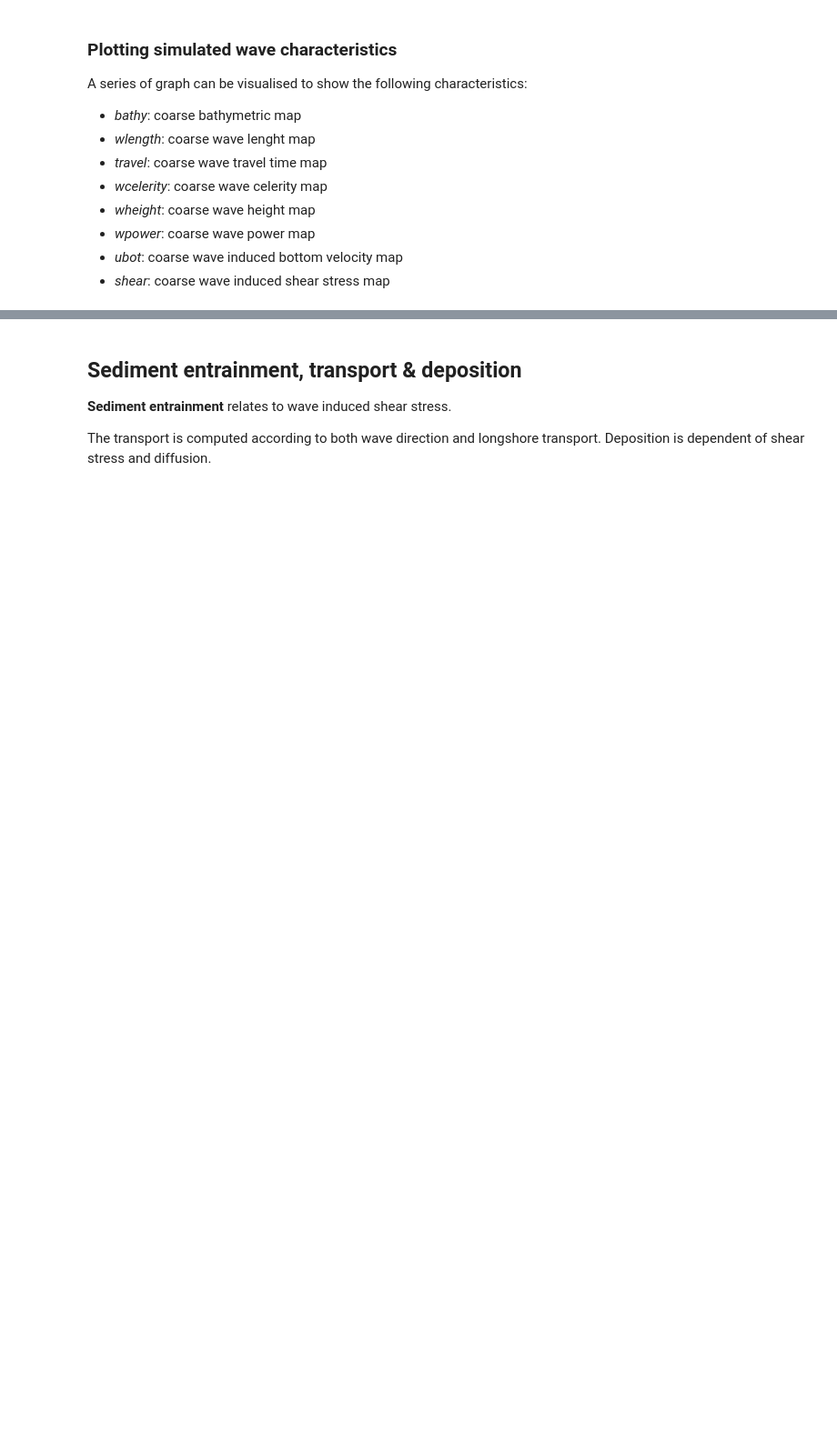
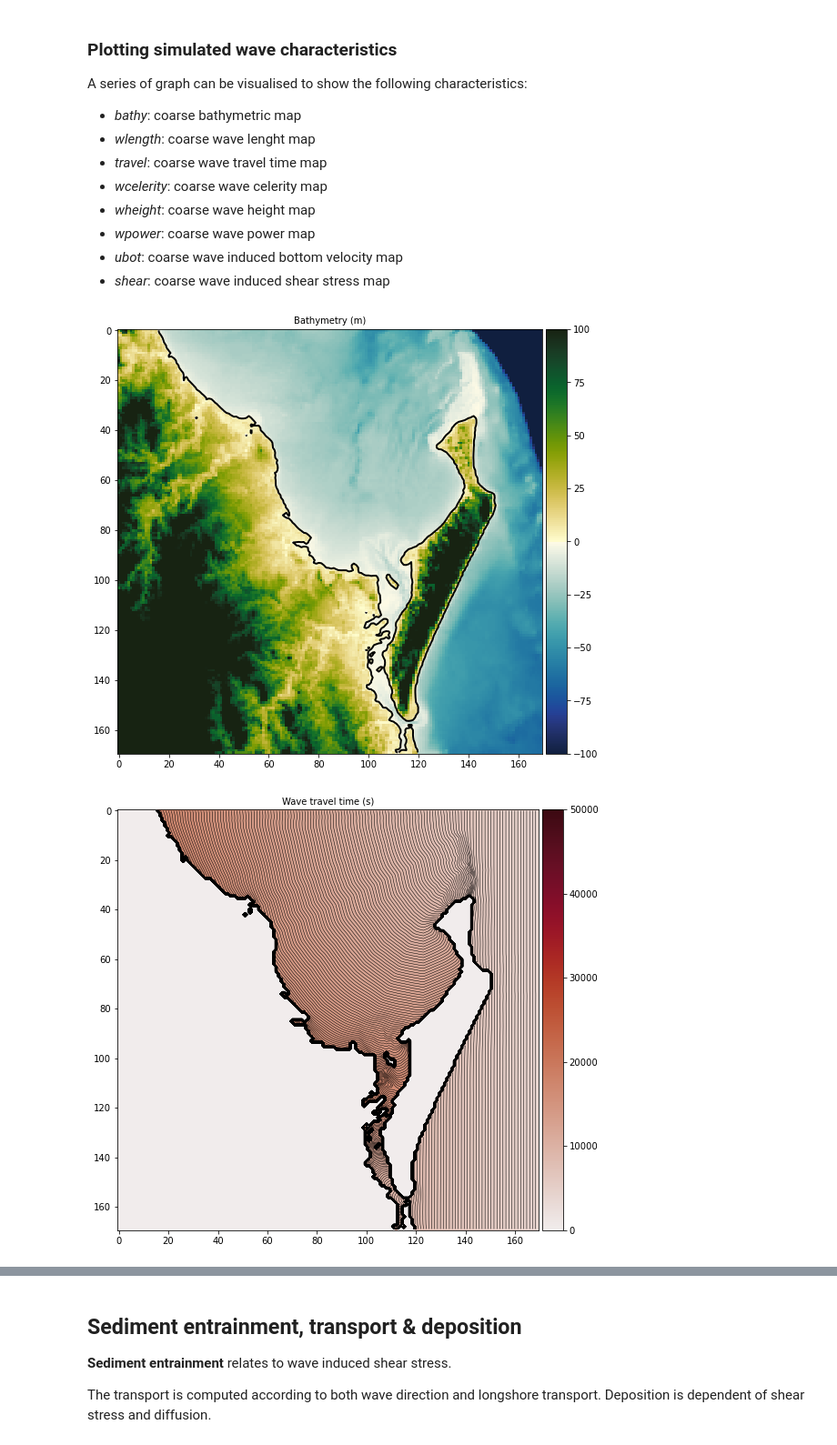
Before and after one commit to TristanSalles/Coast, a Jupyter notebook: book/coastevol/sedtransport.ipynb, the cells around one changed output, grey strips where cells are left out. Shown at 91% size. Cells and saved outputs as stored; diff of their text form; code cells hidden in the pictures; blank space fills up the shorter version.

```diff
--- a/book/coastevol/sedtransport.ipynb
+++ b/book/coastevol/sedtransport.ipynb
@@ -104,7 +60,7 @@ It is possible to change the initial resolution by using the `rfac` parameter, a
 + `rfac = 2` transforms the dataset to 2000 m resolution
 # %%
 # Bathymetric filename
-bfile = '../../dataset/FraserDEM.csv'
+bfile = '../pracenv/dataset/FraserDEM.csv'
 # Resolution factor
 rfac = 1
 # %% [markdown]
@@ -194,29 +154,32 @@ A series of graph can be visualised to show the following characteristics:
 # %%
 #help(wavesed.plotData)
 # %%
-size = (10,10)
+size = (8,8)
 # i1 = 0
 # i2 = -1
 # j1 = 0
 # j2 = -1
 
 # Zooming to a specific region
 i1 = 80
 i2 = 250
 j1 = 0
 j2 = 170
 
 wavesed.plotData(data='bathy', figsize=size, vmin=-100, vmax=100,
                  fontsize=10, imin=i1, imax=i2, jmin=j1, jmax=j2)
 
 wavesed.plotData(data='travel', figsize=size, tstep=100, vmin=0, vmax=5.e4,
                  fontsize=10, imin=i1, imax=i2, jmin=j1, jmax=j2)
 
 wavesed.plotData(data='wcelerity', figsize=size, vmin=0, vmax=15,
                  fontsize=10, stream=3, imin=i1, imax=i2, jmin=j1, jmax=j2)
 
 wavesed.plotData(data='ubot', figsize=size, vmin=0, vmax=2,
                  fontsize=10, imin=i1, imax=i2, jmin=j1, jmax=j2)
 
 wavesed.plotData(data='shear', figsize=size, vmin=-10, vmax=10,
                   fontsize=10, imin=i1, imax=i2, jmin=j1, jmax=j2)
+# %% [output]
+[figure, added]
+[figure, added]
```
Also changed, not shown: parts of 12 cells of this notebook, 8 other files.
